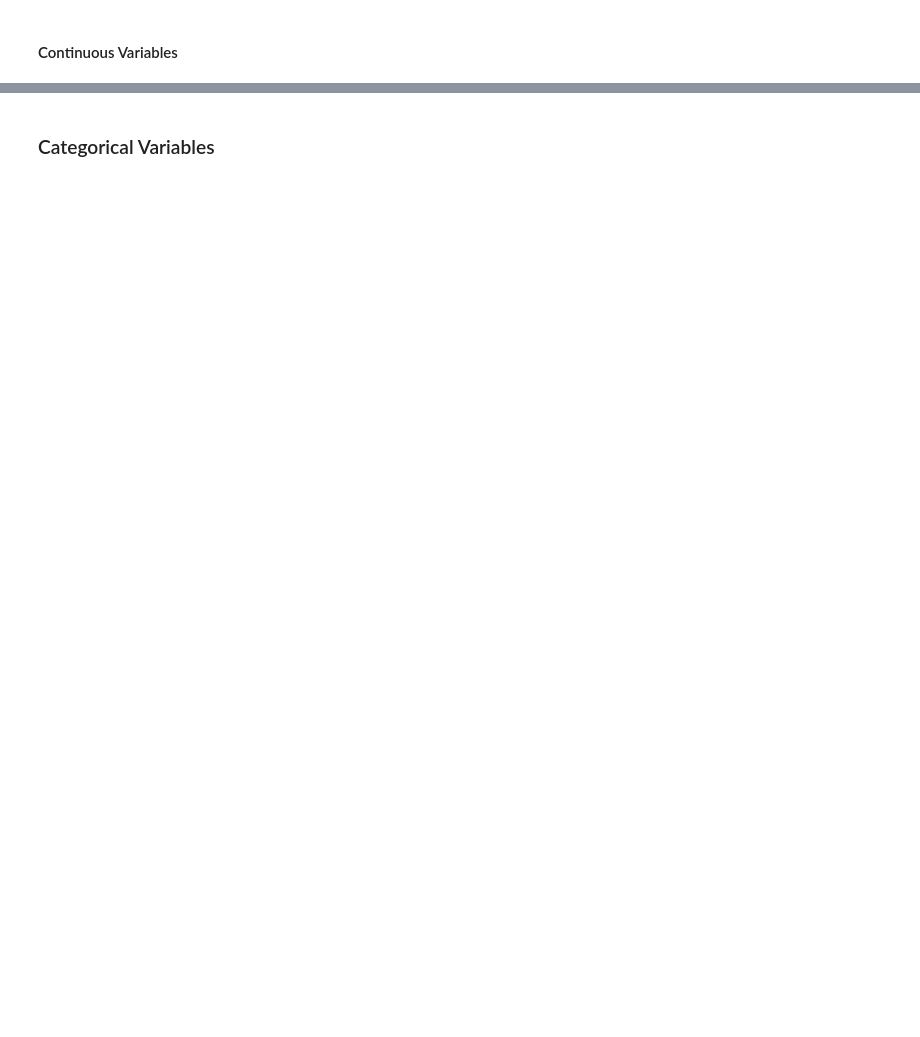
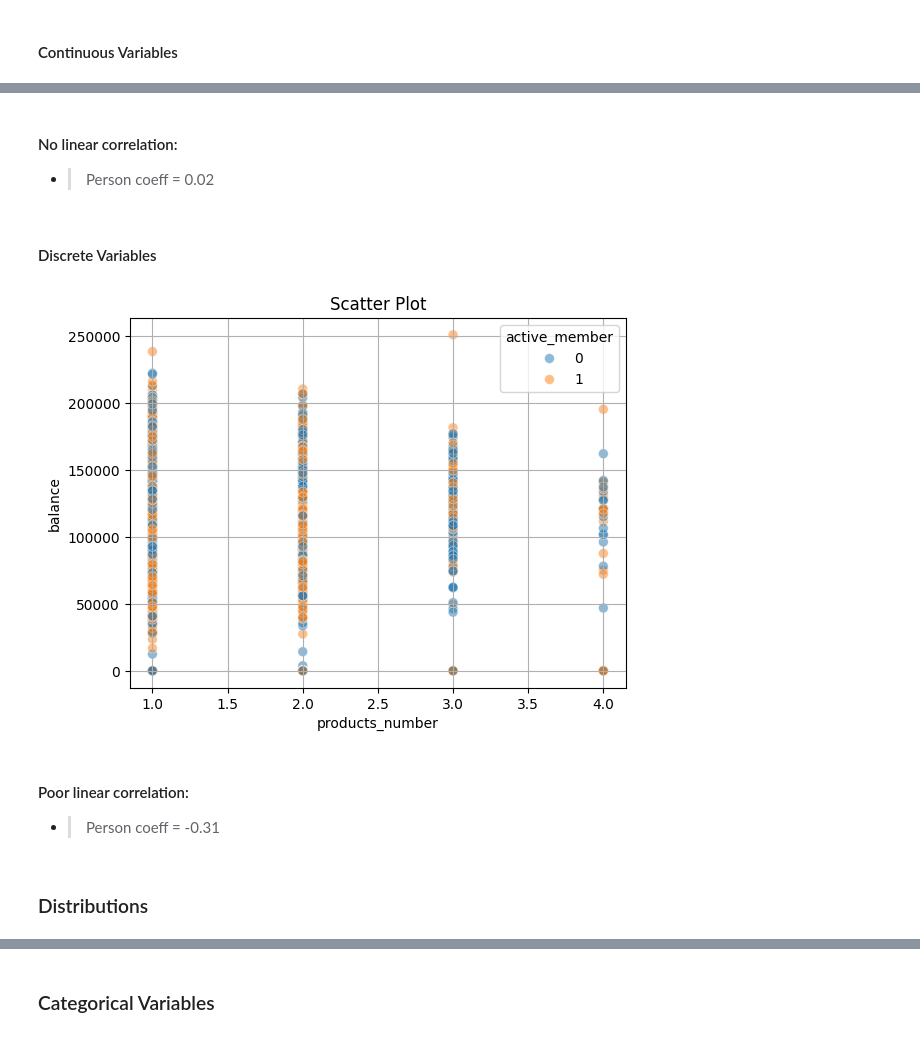
Before and after one commit to PierD86/bank-churn-prediction, a Jupyter notebook: notebooks/01_EDA.ipynb, the cells around one changed output, grey strips where cells are left out. Drawn from its saved outputs; the diff is of its cells as text; code cells hidden in the pictures; blank space fills up the shorter version.

```diff
--- a/notebooks/01_EDA.ipynb
+++ b/notebooks/01_EDA.ipynb
@@ -99,0 +95,20 @@ plt.tight_layout;
+# %% [markdown]
+#### No linear correlation:
+ - > Person coeff = 0.02
+# %% [markdown]
+#### Discrete Variables
+# %%
+sns.scatterplot(data=X_train, x="products_number", y="balance", hue="active_member", alpha=0.5, s=50, edgecolor='w')
+plt.xlabel("products_number")
+plt.ylabel("balance")
+plt.title("Scatter Plot")
+plt.legend(title="active_member")
+plt.grid(True)
+plt.tight_layout;
+# %% [output]
+[figure, added]
+# %% [markdown]
+#### Poor linear correlation:
+ - > Person coeff = -0.31
+# %% [markdown]
+### Distributions
```
Also changed, not shown: parts of 17 cells of this notebook, 2 other files.
